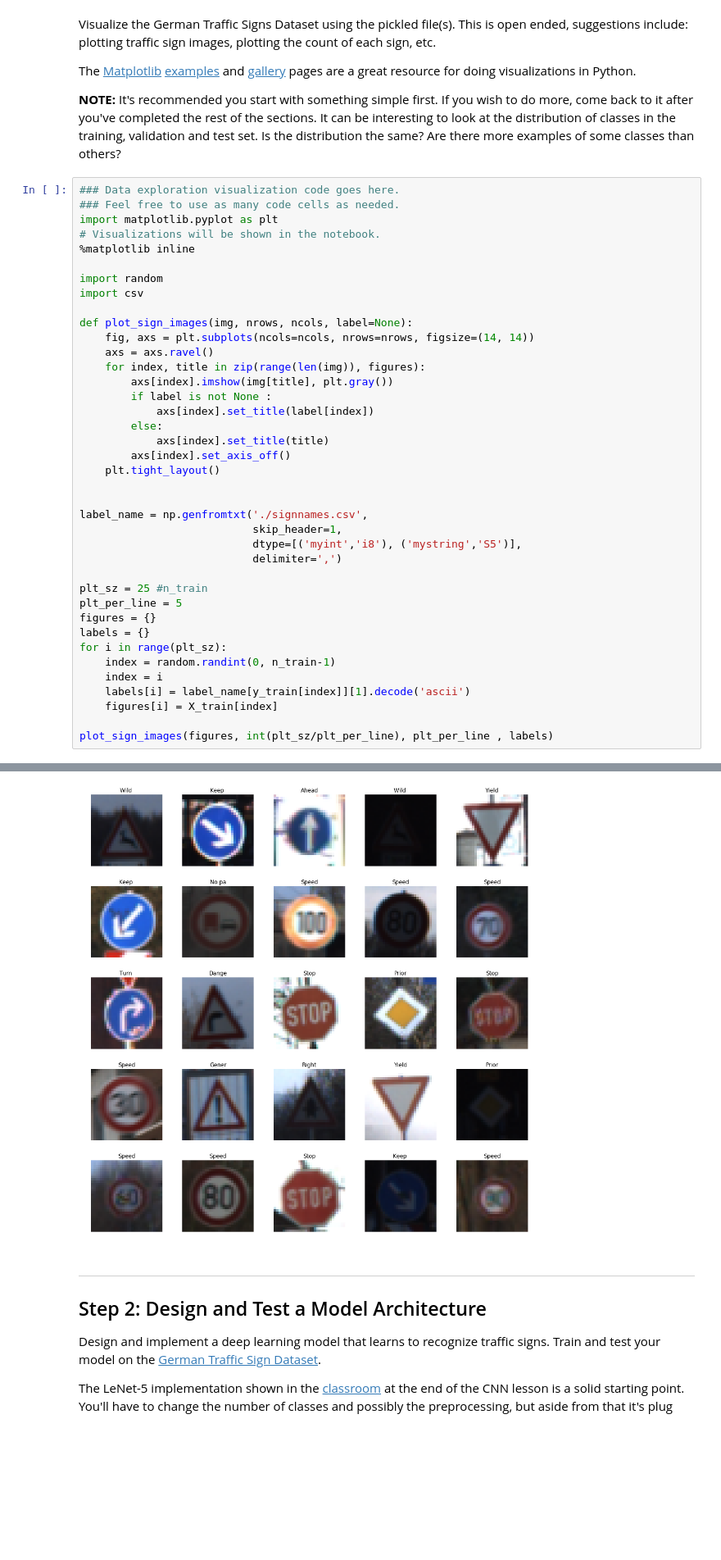
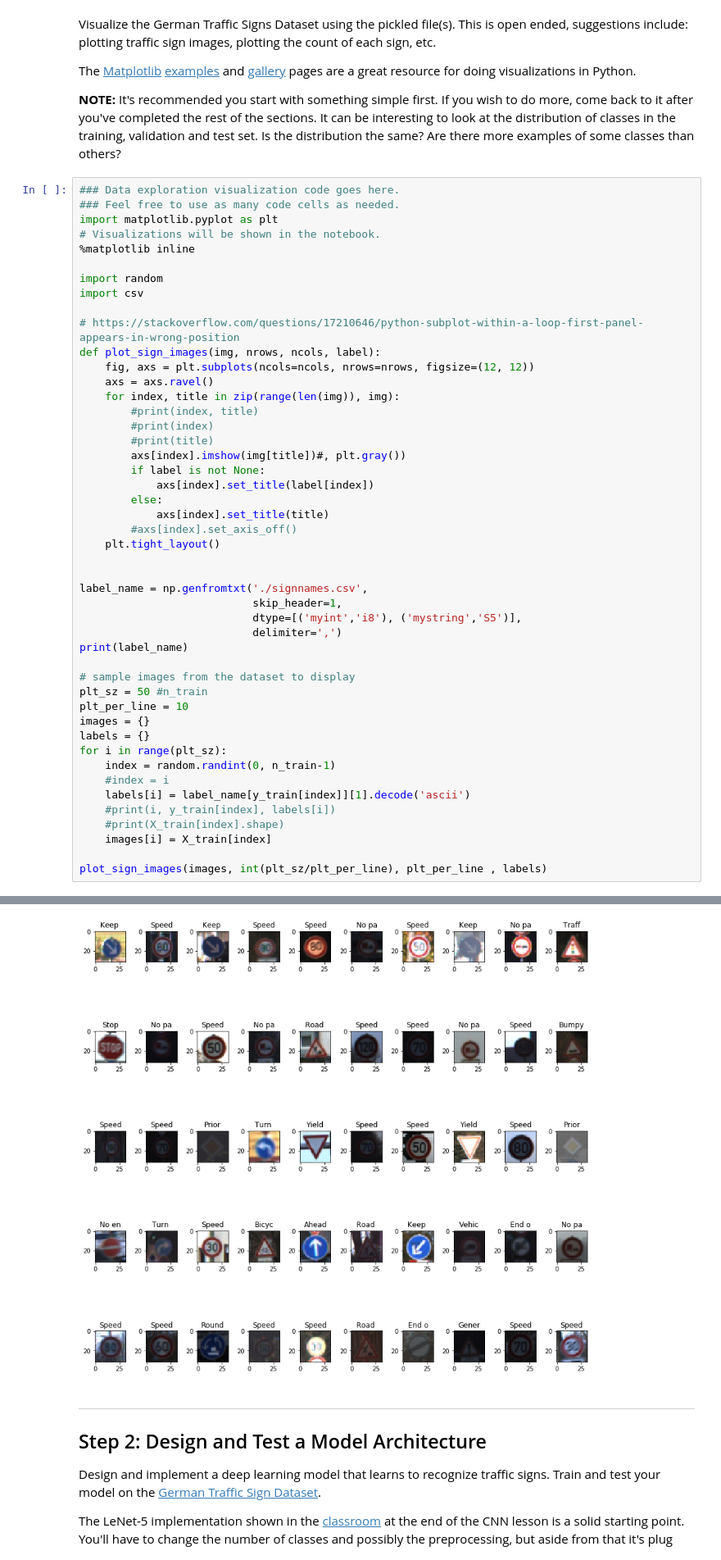
Before and after one commit to zhuangh/CarND-Traffic-Sign-Classifier-Project, a Jupyter notebook: Traffic_Sign_Classifier.ipynb, the cells around one changed output, grey strips where cells are left out. Shown at 82% size. Drawn from its saved outputs; the diff is of its cells as text; blank space fills up the shorter version.

```diff
--- a/Traffic_Sign_Classifier.ipynb
+++ b/Traffic_Sign_Classifier.ipynb
@@ -110,16 +108,20 @@ import matplotlib.pyplot as plt
 import random
 import csv
 
-def plot_sign_images(img, nrows, ncols, label=None):
-    fig, axs = plt.subplots(ncols=ncols, nrows=nrows, figsize=(14, 14))
+# https://stackoverflow.com/questions/17210646/python-subplot-within-a-loop-first-panel-appears-in-wrong-position
+def plot_sign_images(img, nrows, ncols, label):
+    fig, axs = plt.subplots(ncols=ncols, nrows=nrows, figsize=(12, 12))
     axs = axs.ravel()
-    for index, title in zip(range(len(img)), figures):
-        axs[index].imshow(img[title], plt.gray())
-        if label is not None :
+    for index, title in zip(range(len(img)), img):
+        #print(index, title)
+        #print(index)
+        #print(title)
+        axs[index].imshow(img[title])#, plt.gray())
+        if label is not None:
             axs[index].set_title(label[index])
         else:
             axs[index].set_title(title)
-        axs[index].set_axis_off()
+        #axs[index].set_axis_off()
     plt.tight_layout()
 
 
@@ -127,16 +129,20 @@ label_name = np.genfromtxt('./signnames.csv',
                            skip_header=1,
                            dtype=[('myint','i8'), ('mystring','S5')],
                            delimiter=',')
+print(label_name)
 
-plt_sz = 25 #n_train
-plt_per_line = 5
-figures = {}
+# sample images from the dataset to display
+plt_sz = 50 #n_train
+plt_per_line = 10
+images = {}
 labels = {}
 for i in range(plt_sz):
     index = random.randint(0, n_train-1)
-    index = i
+    #index = i
     labels[i] = label_name[y_train[index]][1].decode('ascii')
-    figures[i] = X_train[index]
+    #print(i, y_train[index], labels[i])
+    #print(X_train[index].shape)
+    images[i] = X_train[index]
 
-plot_sign_images(figures, int(plt_sz/plt_per_line), plt_per_line , labels)
+plot_sign_images(images, int(plt_sz/plt_per_line), plt_per_line , labels)
 # %% [output]
@@ -143,4 +158,4 @@ plot_sign_images(figures, int(plt_sz/plt_per_line), plt_per_line , labels)
-[figure, old version]
+[figure, new version]
 # %% [markdown]
 ----
 
```
Also changed, not shown: parts of 10 cells of this notebook, 1 other file.
